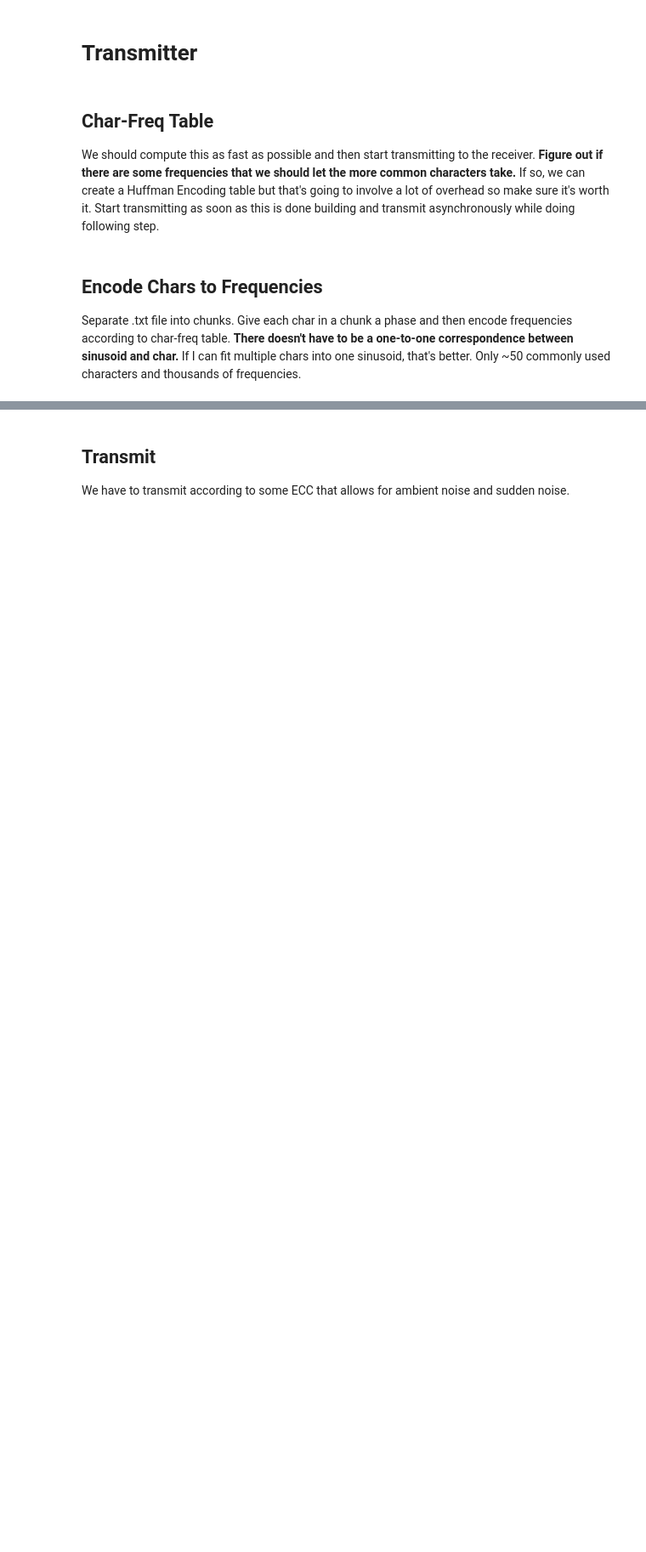
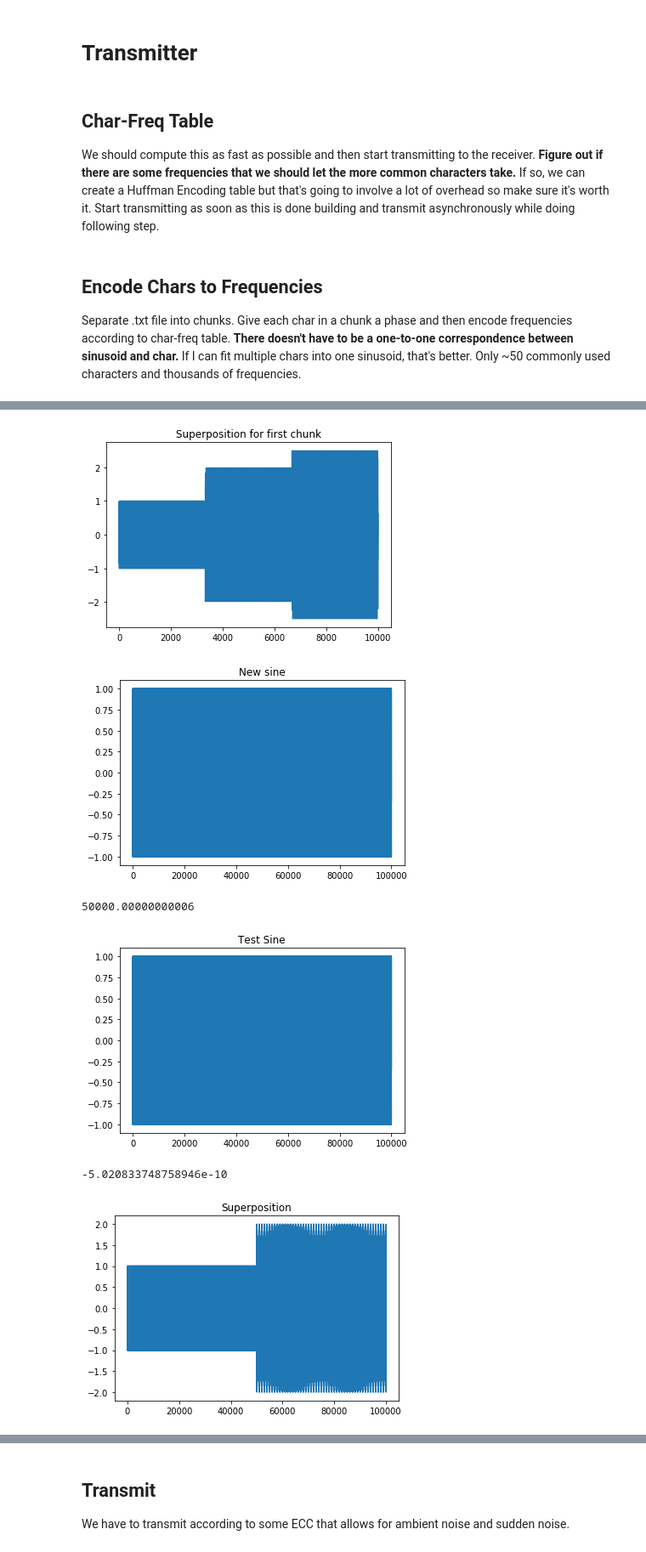
Before and after one commit to warrenalphonso/126proj, a Jupyter notebook: Ideas.ipynb, the cells around one changed output, grey strips where cells are left out. Shown at 85% size. Drawn from its saved outputs; the diff is of its cells as text; code cells hidden in the pictures; blank space fills up the shorter version.

Commit message:
progress on superposition approach

```diff
--- a/Ideas.ipynb
+++ b/Ideas.ipynb
@@ -4,3 +8,5 @@ import numpy as np
+# %%
+message = "hello from the other side"
 # %% [markdown]
 # Transmitter
 # %% [markdown]
@@ -11,3 +40,14 @@ We should compute this as fast as possible and then start transmitting to the re
 ## Encode Chars to Frequencies
 
 Separate .txt file into chunks. Give each char in a chunk a phase and then encode frequencies according to char-freq table. **There doesn't have to be a one-to-one correspondence between sinusoid and char.** If I can fit multiple chars into one sinusoid, that's better. Only ~50 commonly used characters and thousands of frequencies.
+# %%
+chunk_size = 3
+
+split_message = [message[i:i+chunk_size] for i in range(0, len(message), chunk_size)]
+
+message_freq = []
+
+for chunk in split_message:
+    message_freq.append([char_freq_table[char] for char in chunk])
+
+print(message_freq)
@@ -13,0 +58,67 @@ Separate .txt file into chunks. Give each char in a chunk a phase and then encod
+# %%
+# I think we'll need to communicate length of the message and chunk size
+sigma = .1
+delay = t / chunk_size
+
+superpositions = []
+
+# For each chunk, generate 3 sinusoids
+for chunk in message_freq:
+    # Create 3 sinusoids
+    sins = [np.sin(2 * np.pi * freq * np.arange(t * samples) / samples) for freq in chunk]
+    #sins = [np.sin(np.arange(samples))]
+    chunk_super = np.zeros(samples)
+    # Put 3 sinusoids in superposition with delay
+    for i in range(samples):
+        for j in range(len(sins)): # Use len(sins) because the group might be less than chunks
+            if i >= int(j * delay * samples):
+#                 print(i)
+                chunk_super[i] += sins[j][i - int(j * delay)]
+    #chunk_super += np.random.normal(loc=0.0, scale=sigma, size=[samples,])
+    superpositions.append(chunk_super)
+
+plottable_superposition = [superpositions[0][i] for i in range(samples) if i % 10 == 0]
+
+plt.title("Superposition for first chunk")
+plt.plot(plottable_superposition)
+plt.show()
+
+
+
+plt.title("New sine")
+t = 1
+f = 5500
+test_sin = np.sin(2 * np.pi * f * np.arange(t * samples) / samples)
+plt.plot(test_sin)
+plt.show()
+
+print(np.dot(test_sin, test_sin))
+
+sec_test_sin = np.sin(2 * np.pi * 5400 * np.arange(t * samples) / samples)
+plt.title("Test Sine")
+plt.plot(sec_test_sin)
+plt.show()
+
+print(np.dot(sec_test_sin, test_sin))
+
+super_two = np.zeros(t * samples)
+
+for i in range(len(super_two)):
+    super_two[i] += test_sin[i]
+    if i >= int(t * samples / 2):
+        super_two[i] += sec_test_sin[i - int(t * samples / 2)]
+
+plt.title("Superposition")
+plt.plot(super_two)
+plt.show()
+
+print("super dot test", np.dot(super_two, test_sin))
+
+print("super dot second", np.dot(super_two, sec_test_sin))
+# %% [output]
+[figure, added]
+[figure, added]
+50000.00000000006
+[figure, added]
+-5.020833748758946e-10
+[figure, added]
```
Also changed, not shown: parts of 18 cells of this notebook, 4 other files.
